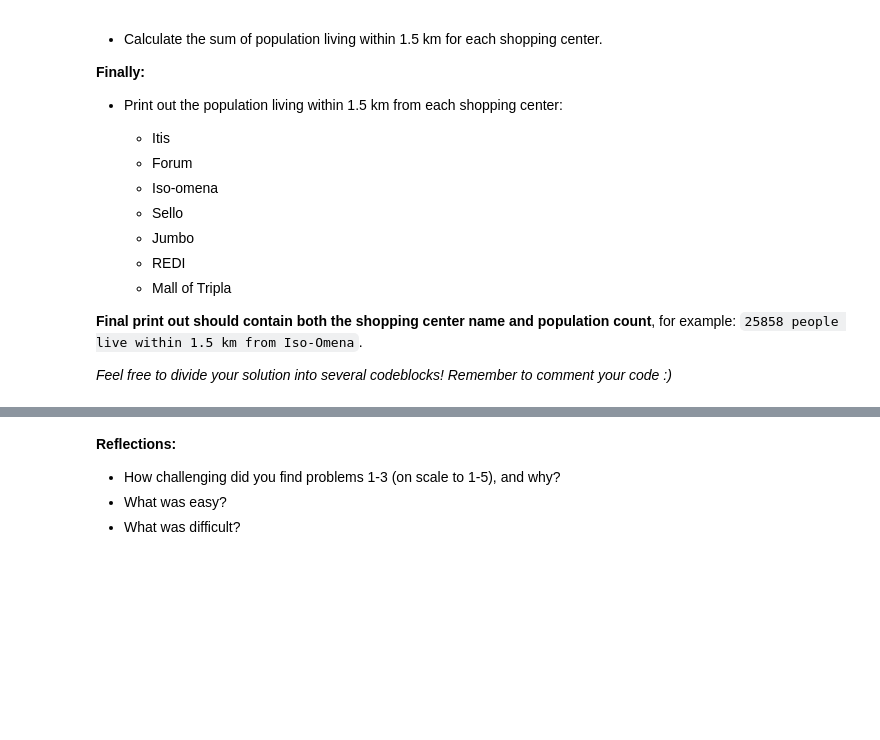
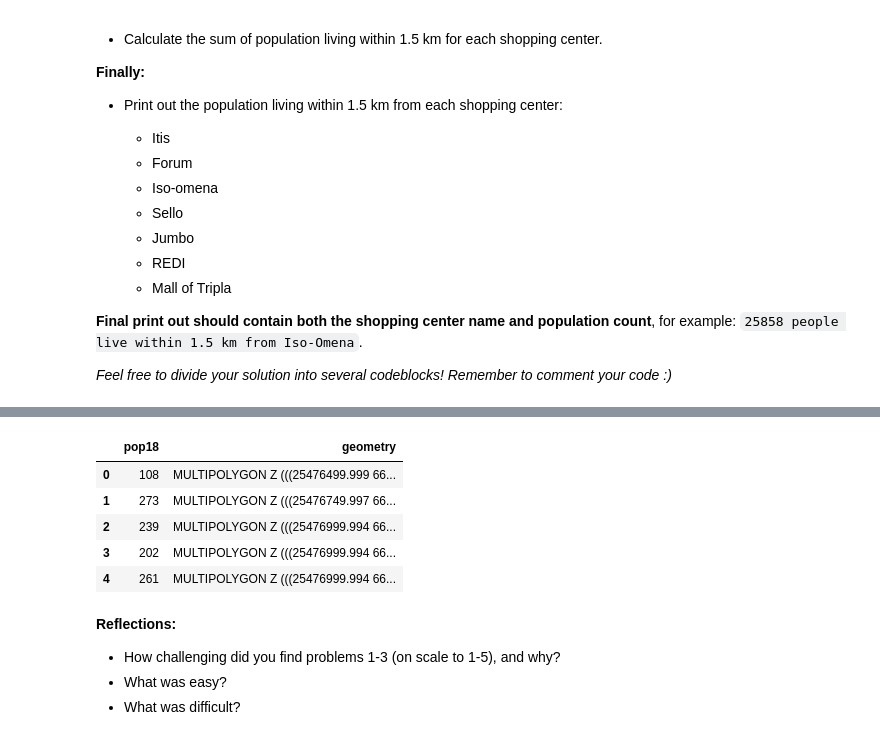
Before and after one commit to arr678/Hels_Exer3, a Jupyter notebook: Exercise-3-Problem-1-3.ipynb, the cells around one changed output, grey strips where cells are left out. Drawn from its saved outputs; the diff is of its cells as text; code cells hidden in the pictures; blank space fills up the shorter version.

```diff
--- a/Exercise-3-Problem-1-3.ipynb
+++ b/Exercise-3-Problem-1-3.ipynb
@@ -324,0 +327,24 @@ raise NotImplementedError()
+# %%
+# Read population grid data for 2018 into a variable `pop`.
+# Remember to check the crs info!
+import geopandas as gpd
+from pyproj import CRS
+import requests
+import geojson
+
+# Specify the url for web feature service
+url = 'https://kartta.hsy.fi/geoserver/wfs'
+
+# Specify parameters (read data in json format).
+# Available feature types in this particular data source: http://geo.stat.fi/geoserver/vaestoruutu/wfs?service=wfs&version=2.0.0&request=describeFeatureType
+params = dict(service='WFS',
+              version='2.0.0',
+              request='GetFeature',
+              typeName='asuminen_ja_maankaytto:Vaestotietoruudukko_2018',
+              outputFormat='json')
+
+# Fetch data from WFS using requests
+r = requests.get(url, params=params)
+
+# Create GeoDataFrame from geojson
+pop = gpd.GeoDataFrame.from_features(geojson.loads(r.content))
@@ -324,0 +353,3 @@ raise NotImplementedError()
+# %%
+# Define crs
+pop.crs = CRS.from_epsg(3879).to_wkt()
@@ -330,2 +394,17 @@ print(pop.head(3))
+# %%
+# Change the name of a column
+pop = pop.rename(columns={'asukkaita': 'pop18'})
+
+# Subset columns
+pop = pop[["pop18", "geometry"]]
+# %%
+pop.head()
+# %% [output]
+|  | pop18 | geometry |
+| 0 | 108 | MULTIPOLYGON Z (((25476499.999 66... |
+| 1 | 273 | MULTIPOLYGON Z (((25476749.997 66... |
+| 2 | 239 | MULTIPOLYGON Z (((25476999.994 66... |
+| 3 | 202 | MULTIPOLYGON Z (((25476999.994 66... |
+| 4 | 261 | MULTIPOLYGON Z (((25476999.994 66... |
 # %%
 # Create a spatial join between grid layer and buffer layer.
```
Also changed, not shown: parts of 7 cells of this notebook.
